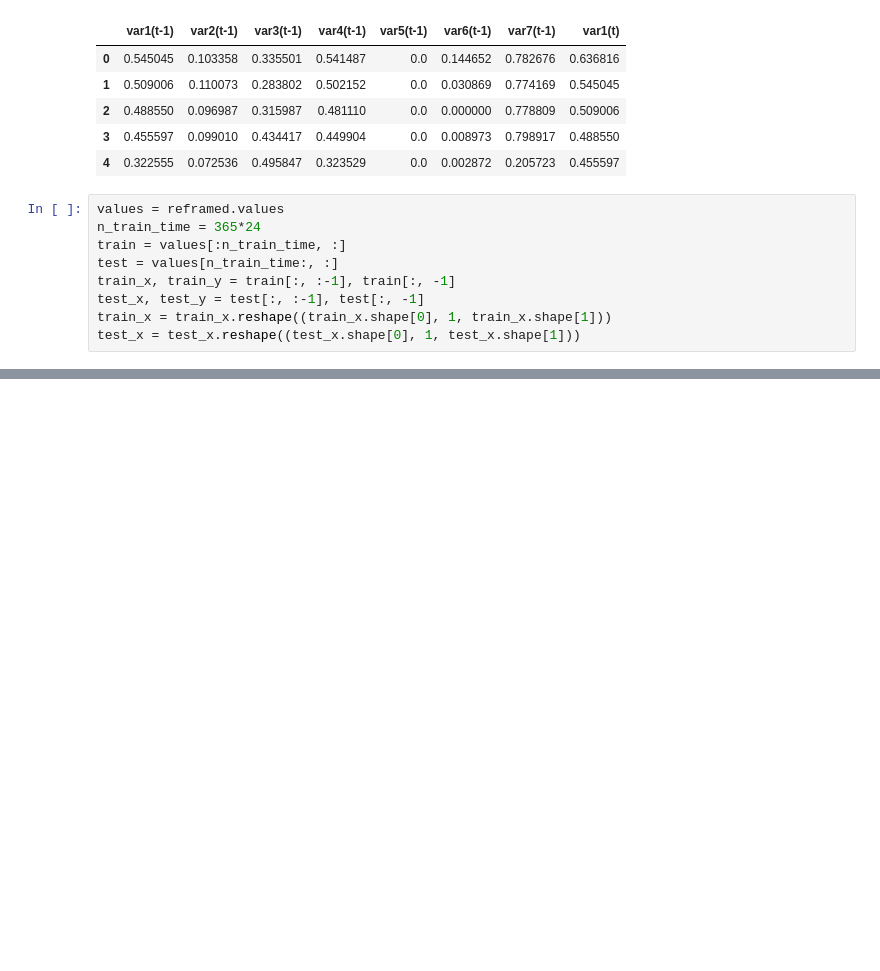
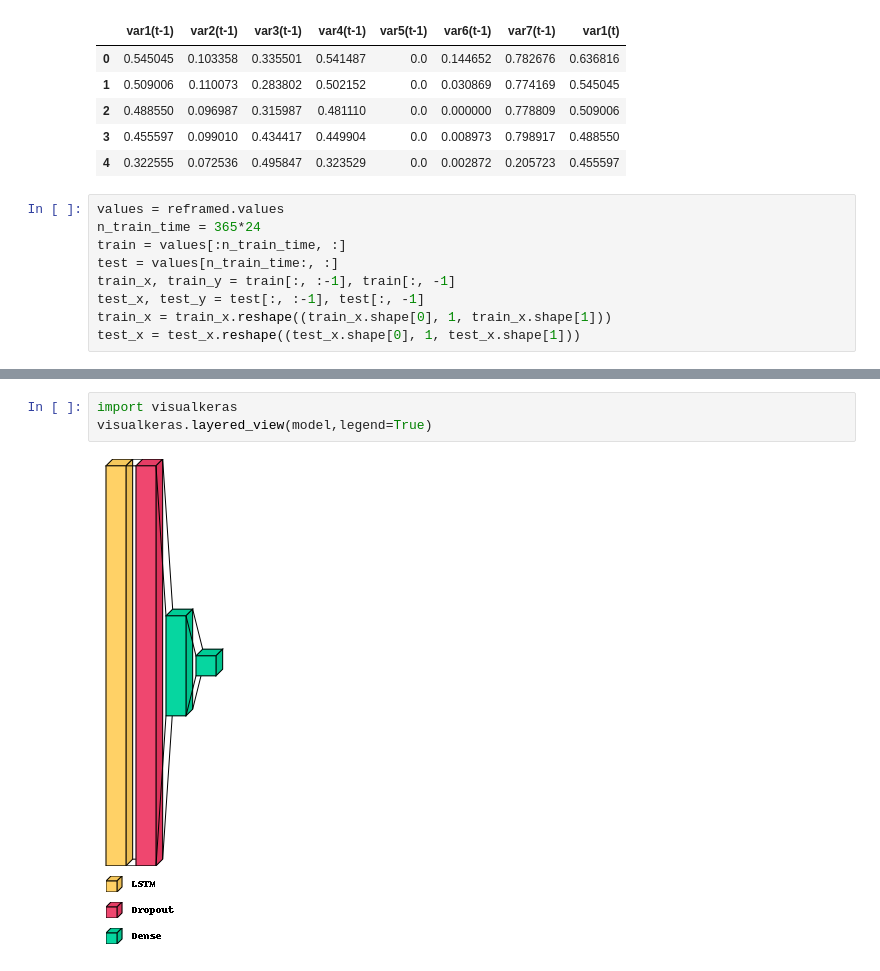
Before and after one commit to rakiiibul/House-hold-electrice-power-consumptiuon_LSTM, a Jupyter notebook: main.ipynb, the cells around one changed output, grey strips where cells are left out. Drawn from its saved outputs; the diff is of its cells as text; blank space fills up the shorter version.

```diff
--- a/main.ipynb
+++ b/main.ipynb
@@ -292,2 +324,7 @@ plot_model(model, to_file='model_plot.png', show_shapes=True, show_layer_names=T
+# %%
+import visualkeras
+visualkeras.layered_view(model,legend=True)
+# %% [output]
+[figure, added]
 # %%
 # summarize history for loss
```
Also changed, not shown: parts of 15 cells of this notebook.
